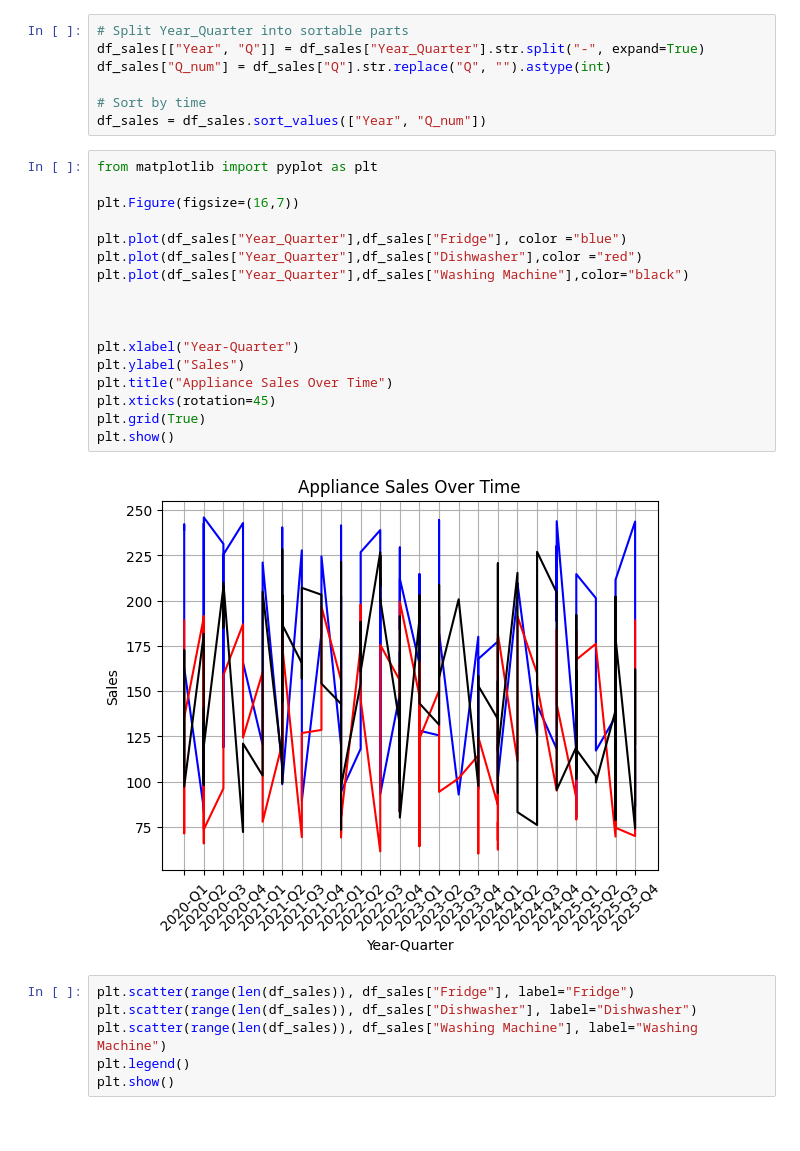
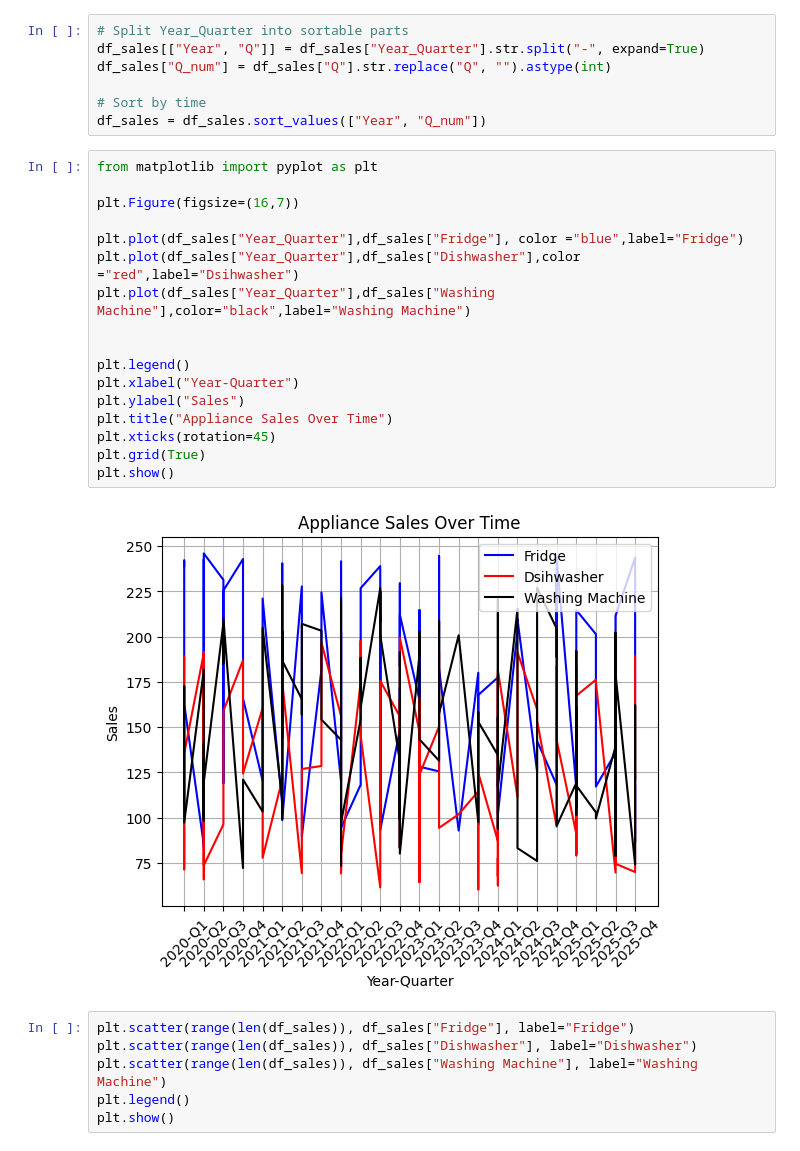
Before and after one commit to predictor450v/python-, a Jupyter notebook: matplotlib/intro.ipynb, the cells around one changed output. Cells and saved outputs as stored; diff of their text form.

Commit message:
legend added

```diff
--- a/matplotlib/intro.ipynb
+++ b/matplotlib/intro.ipynb
@@ -19,22 +19,22 @@ df_sales = df_sales.sort_values(["Year", "Q_num"])
 # %%
 from matplotlib import pyplot as plt
 
 plt.Figure(figsize=(16,7))
 
-plt.plot(df_sales["Year_Quarter"],df_sales["Fridge"], color ="blue")
-plt.plot(df_sales["Year_Quarter"],df_sales["Dishwasher"],color ="red")
-plt.plot(df_sales["Year_Quarter"],df_sales["Washing Machine"],color="black")
+plt.plot(df_sales["Year_Quarter"],df_sales["Fridge"], color ="blue",label="Fridge")
+plt.plot(df_sales["Year_Quarter"],df_sales["Dishwasher"],color ="red",label="Dsihwasher")
+plt.plot(df_sales["Year_Quarter"],df_sales["Washing Machine"],color="black",label="Washing Machine")
 
 
-
+plt.legend()
 plt.xlabel("Year-Quarter")
 plt.ylabel("Sales")
 plt.title("Appliance Sales Over Time")
 plt.xticks(rotation=45)
 plt.grid(True)
 plt.show()
 # %% [output]
-[figure, old version]
+[figure, new version]
 # %%
 plt.scatter(range(len(df_sales)), df_sales["Fridge"], label="Fridge")
 plt.scatter(range(len(df_sales)), df_sales["Dishwasher"], label="Dishwasher")
```
